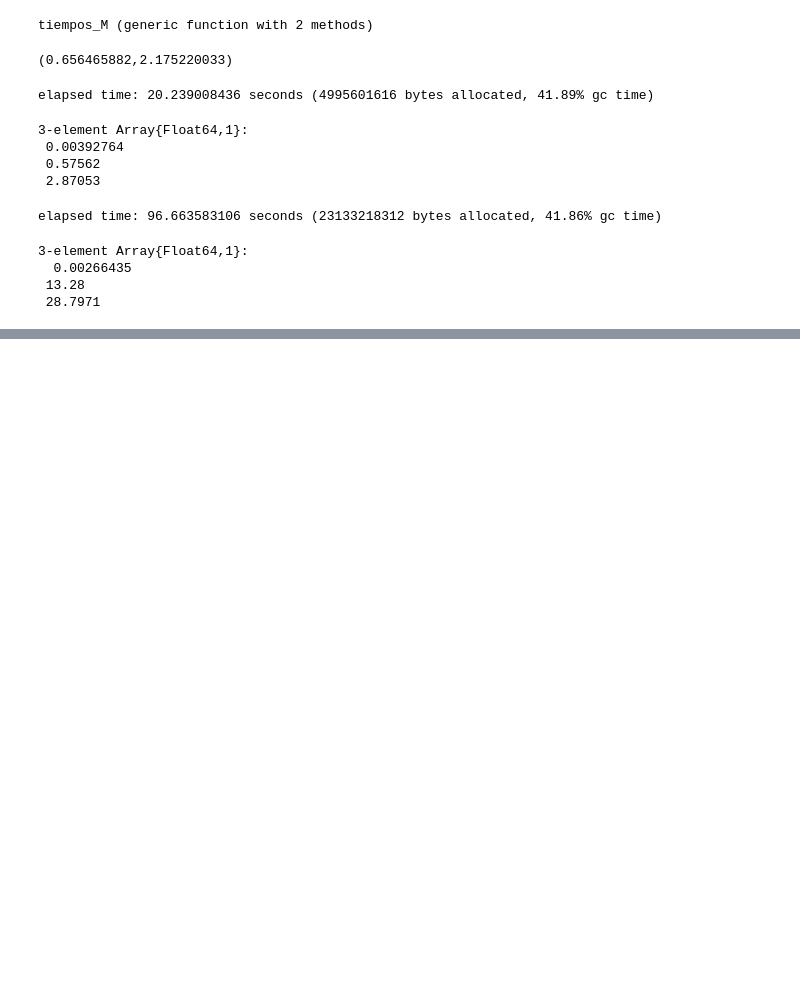
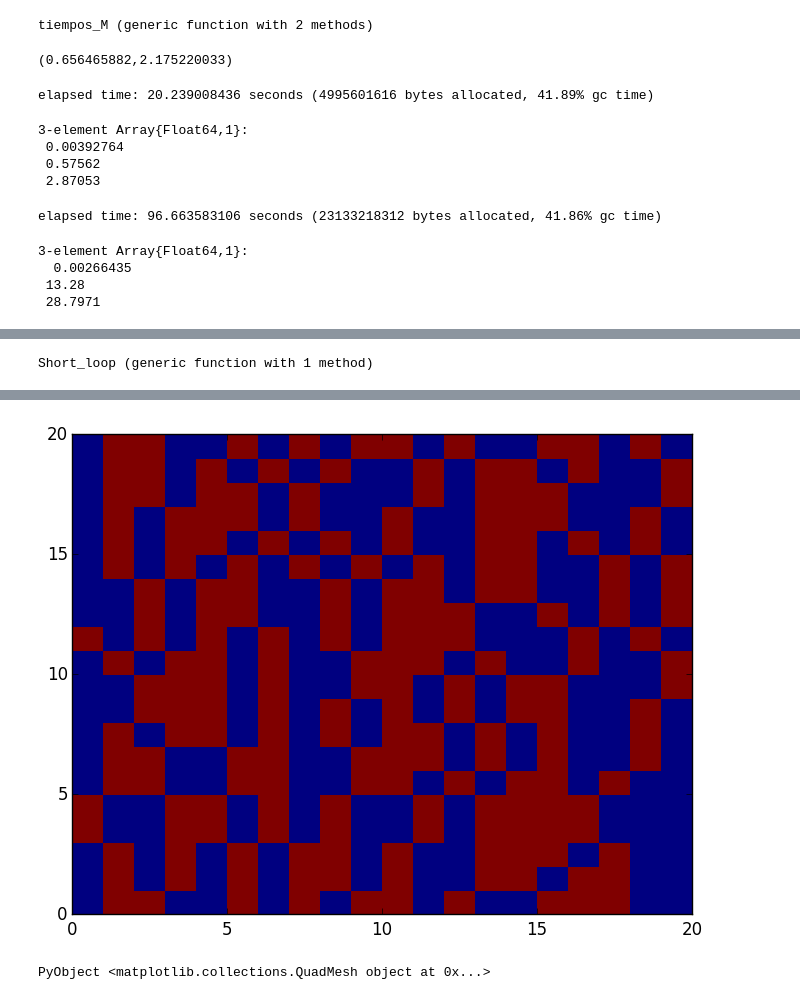
Before and after one commit to jorgeerrz/Hielo, a Jupyter notebook: Proyecto final.ipynb, the cells around one changed output, grey strips where cells are left out. Drawn from its saved outputs; the diff is of its cells as text; code cells hidden in the pictures; blank space fills up the shorter version.

```diff
--- a/Proyecto final.ipynb
+++ b/Proyecto final.ipynb
@@ -845,0 +973,47 @@ elapsed time: 96.663583106 seconds (23133218312 bytes allocated, 41.86% gc time)
+# %%
+function Short_loop(config)
+    #El modelo que implemento sólo es compatible con redes "pares" por las condiciones periódicas
+    L=length(config[1,:])
+    red_bool=trues(L,L)
+    #escojo la celda inicial
+    i=rand(1:L)
+    j=rand(1:L)
+    i_array=[i]
+    j_array=[j]
+    #Se escoge la dirección del inicial
+    config,red_bool=Initialize(i,j,config,red_bool)
+    #Se inicia la creación del loop
+    t=1
+    t_limit=L*L*L*L
+    while t < t_limit
+        #calculo el nuevo paso
+        i_new,j_new=Step(i_array[t],j_array[t],config)
+        push!(i_array,i_new)
+        push!(j_array,j_new)
+        config[i_new,j_new]*=-1
+        sign=(-1)^abs(mod(i_array[t+1],2)-mod(j_array[t+1],2))
+        #si ya se llegó a la zona de retorno, se termina el loop
+        if red_bool[i_new,j_new]==false
+            t=t_limit
+        end
+        #marco las nuevas zonas de retorno
+        red_bool[i_new,j_new]=false
+        red_bool[mod1(i_new+config[i_new,j_new],L),mod1(j_new+sign*config[i_new,j_new],L)]=false
+        red_bool[mod1(i_new+config[i_new,j_new],L),j_new]=false
+        red_bool[i_new,mod1(j_new+sign*config[i_new,j_new],L)]=false
+        t+=1
+    end
+    config=Reverse(i_array,j_array,config)
+    return config
+end
+# %% [output]
+Short_loop (generic function with 1 method)
+# %%
+original=Config(20)
+new=copy(original)
+@time for t in 1:1000
+    meanwhile=Short_loop(new)
+    new=meanwhile
+end
+pcolormesh(new)
+# %% [output]
@@ -845,0 +1021,2 @@ elapsed time: 96.663583106 seconds (23133218312 bytes allocated, 41.86% gc time)
+[figure, added]
+PyObject <matplotlib.collections.QuadMesh object at 0x...>
```
Also changed, not shown: parts of 43 cells of this notebook.
